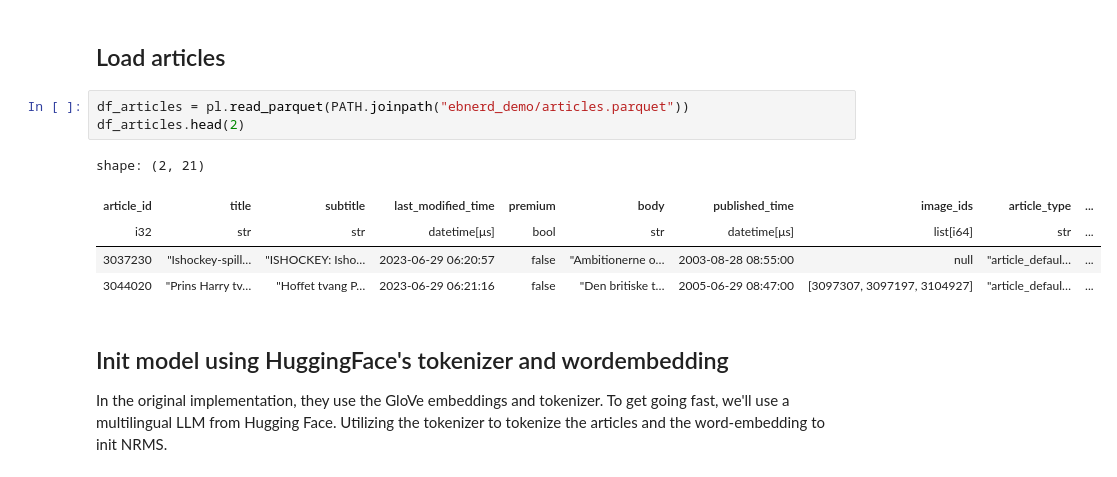
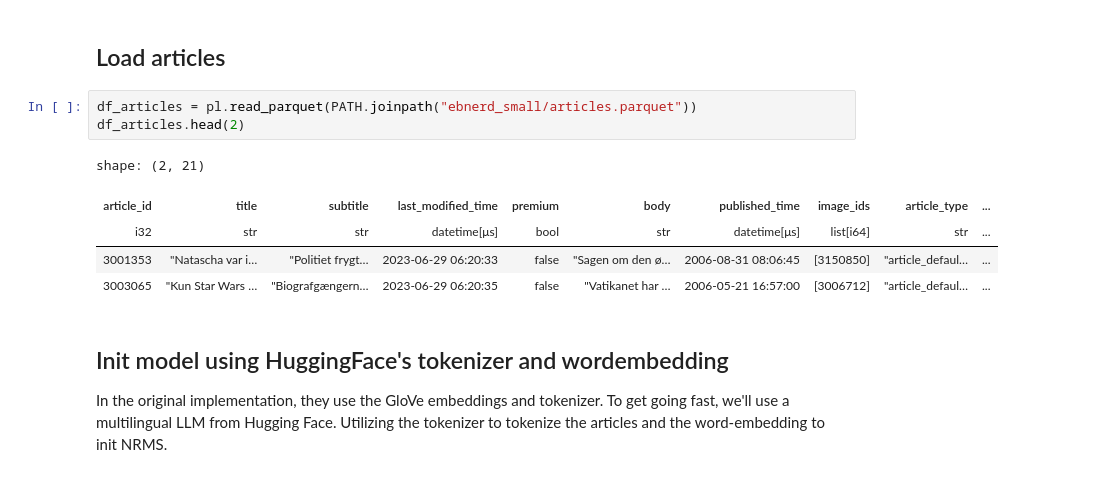
Before and after one commit to raquel-ch/pytorch-nrms, a Jupyter notebook: nrms_ebnerd.ipynb, the cells around one changed output. Cells and saved outputs as stored; diff of their text form.

```diff
--- a/nrms_ebnerd.ipynb
+++ b/nrms_ebnerd.ipynb
@@ -134,14 +134,14 @@ shape: (2, 6)
 # %% [markdown]
 ## Load articles
 # %%
-df_articles = pl.read_parquet(PATH.joinpath("ebnerd_demo/articles.parquet"))
+df_articles = pl.read_parquet(PATH.joinpath("ebnerd_small/articles.parquet"))
 df_articles.head(2)
 # %% [output]
 shape: (2, 21)
 | article_id | title | subtitle | last_modified_time | premium | body | published_time | image_ids | article_type | ... |
 | i32 | str | str | datetime[μs] | bool | str | datetime[μs] | list[i64] | str | ... |
-| 3037230 | "Ishockey-spill… | "ISHOCKEY: Isho… | 2023-06-29 06:20:57 | false | "Ambitionerne o… | 2003-08-28 08:55:00 | null | "article_defaul… | ... |
-| 3044020 | "Prins Harry tv… | "Hoffet tvang P… | 2023-06-29 06:21:16 | false | "Den britiske t… | 2005-06-29 08:47:00 | [3097307, 3097197, 3104927] | "article_defaul… | ... |
+| 3001353 | "Natascha var i… | "Politiet frygt… | 2023-06-29 06:20:33 | false | "Sagen om den ø… | 2006-08-31 08:06:45 | [3150850] | "article_defaul… | ... |
+| 3003065 | "Kun Star Wars … | "Biografgængern… | 2023-06-29 06:20:35 | false | "Vatikanet har … | 2006-05-21 16:57:00 | [3006712] | "article_defaul… | ... |
 # %% [markdown]
 ## Init model using HuggingFace's tokenizer and wordembedding
 In the original implementation, they use the GloVe embeddings and tokenizer. To get going fast, we'll use a multilingual LLM from Hugging Face.
```
Also changed, not shown: parts of 4 cells of this notebook, 1 other file.
